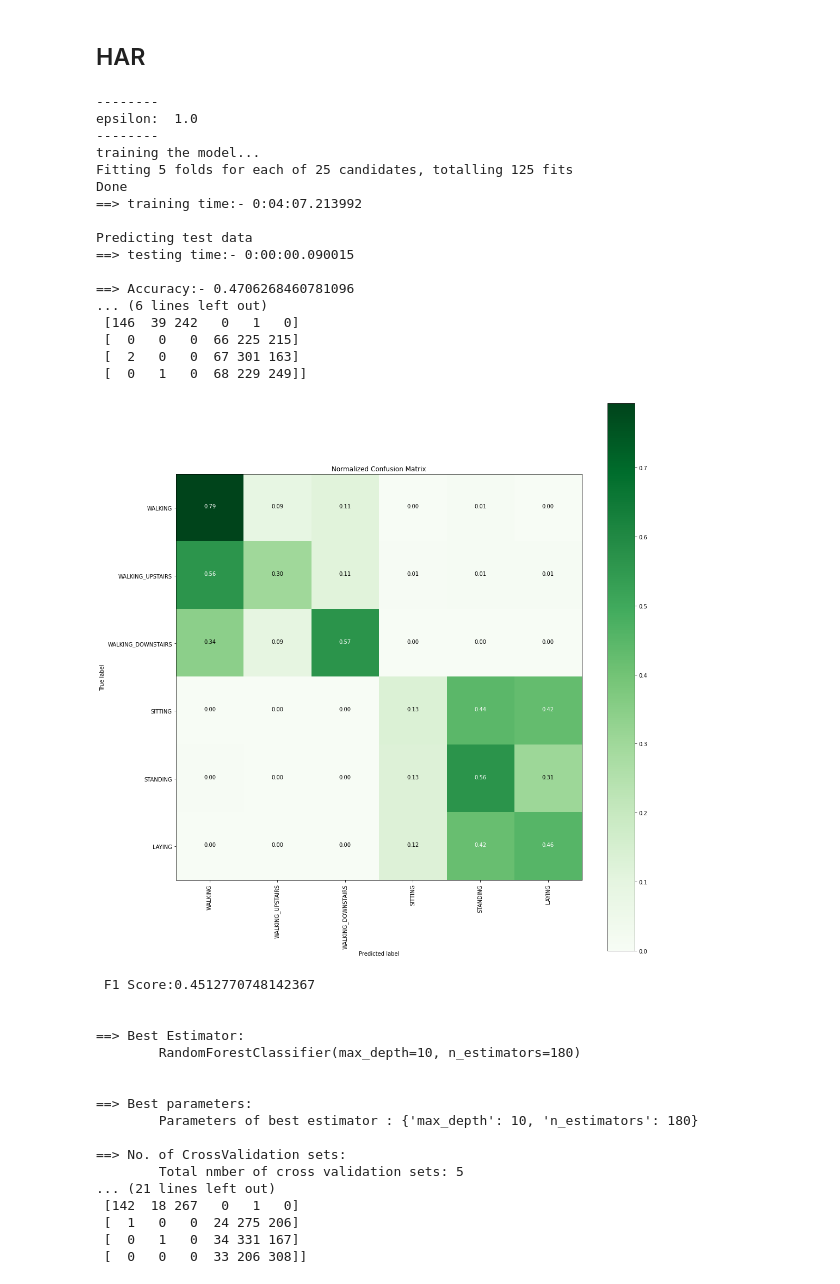
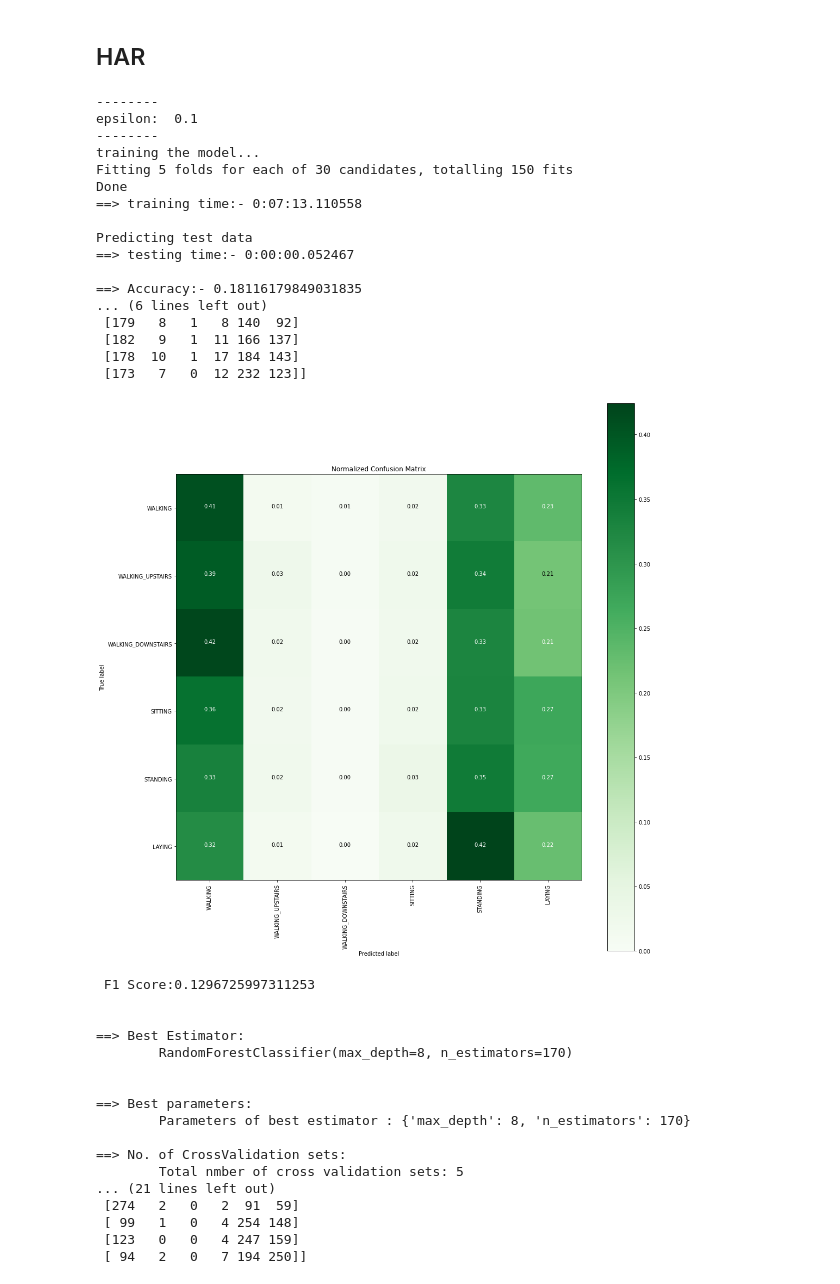
Before and after one commit to i16fujimoto/pydp_research, a Jupyter notebook: differential_privacy/f_weighted_noise_classification.ipynb, the cells around one changed output. Saved outputs shown, nothing was run; the diff lists cells and outputs as text; code cells hidden in the pictures.

```diff
--- a/differential_privacy/f_weighted_noise_classification.ipynb
+++ b/differential_privacy/f_weighted_noise_classification.ipynb
@@ -193,0 +188,14 @@ print(f_add_weighted_noise)
+# %%
+n = 119
+# f_add_weighted_noise = set()
+# for f in features_uid[:n]:
+#   f_add_weighted_noise.add(f)
+# print(f_add_weighted_noise)
+
+# n = 211
+f_add_weighted_noise = set()
+for f in features_uid[:n]:
+  # 重複していないものを入れる
+  if f not in features_act[:n]:
+    f_add_weighted_noise.add(f)
+print(len(f_add_weighted_noise))
@@ -194,5 +204,5 @@ print(f_add_weighted_noise)
 # %%
-weighted_epsilon_array = [0.001, 0.005, 0.008, 0.01, 0.015, 0.02, 0.03, 0.04, 0.05]
-weighted_epsilon = weighted_epsilon_array[0]
+weighted_epsilon_array = [0.001, 0.005, 0.008, 0.01, 0.015, 0.02, 0.03, 0.04, 0.05, 0.08, 0.1]
+weighted_epsilon = weighted_epsilon_array[10]
 # %% [markdown]
 ## 2. Random Forest Classifier
@@ -208,9 +287,11 @@ warnings.simplefilter(action='ignore', category=ConvergenceWarning)
 
 # epsilons = [0.01, 0.05, 0.1, 0.3, 0.5, 1.0, 1.5, 2.0, 2.5, 3, 4, 5]
 acc_array_random_har = list()
+f1_array_random_har = list()
 
 
-epsilons = [1.0, 1.1, 1.2, 1.3, 1.4, 1.5, 1.8, 2.0, 2.2, 2.5]
+# epsilons = [1.0, 1.1, 1.2, 1.3, 1.5, 1.7, 1.8,  1.9, 2.0, 2.2, 2.5]
+epsilons = [0.1, 0.2, 0.3, 0.5, 0.7, 0.8, 1.0, 1.2, 1.5]
 
 for epsilon in epsilons:
 
@@ -220,65 +301,74 @@ for epsilon in epsilons:
 
   X_train, X_test, y_train, y_test = split_train_test_data(df_concat, 'activity_Id')
 
-  for feature in f_add_weighted_noise:
-    X_train[feature] = X_train[feature].apply(lambda x: x + np.random.laplace(0, 1.0/weighted_epsilon))
-    X_test[feature] = X_test[feature].apply(lambda x: x + np.random.laplace(0, 1.0/weighted_epsilon))
+  # for feature in f_add_weighted_noise:
+  #   X_train[feature] = X_train[feature].apply(lambda x: x + np.random.laplace(0, 1.0/weighted_epsilon))
+  #   X_test[feature] = X_test[feature].apply(lambda x: x + np.random.laplace(0, 1.0/weighted_epsilon))
 
   for col in X_train:
       # default sensitivity = 1.0
     if col not in f_add_weighted_noise:
+      # print("------epsilon--------")
       X_train[col] = X_train[col].apply(lambda x: x + np.random.laplace(0, 1.0/epsilon))
       X_test[col] = X_test[col].apply(lambda x: x + np.random.laplace(0, 1.0/epsilon))
+    else :
+      # print("------weighted_epsilon--------")
+      X_train[col] = X_train[col].apply(lambda x: x + np.random.laplace(0, 1.0/weighted_epsilon))
+      X_test[col] = X_test[col].apply(lambda x: x + np.random.laplace(0, 1.0/weighted_epsilon))
 
-  params = {'n_estimators': np.arange(120,201,20), 'max_depth':np.arange(6,15,2)}
+
+  params = {'n_estimators': np.arange(150,201,10), 'max_depth':np.arange(6,15,2)}
   rfc = RandomForestClassifier()
   rfc_grid = GridSearchCV(rfc, param_grid=params, cv=5, verbose=1, n_jobs=-1)
   rfc_grid_results, f1 = perform_model_epsilon(rfc_grid, X_train.values, y_train.values, X_test.values, y_test.values, class_labels=labels_act)
+  f1_array_random_har.append(f1)
   acc_array_random_har.append(rfc_grid_results['accuracy'])
 
   # observe the attributes of the model
   print_grid_search_attributes(rfc_grid_results['model'])
 
 fig = plt.figure()
 ax = fig.add_subplot(111)
-ax.plot(epsilons[::-1], acc_array_random_har[::-1], label='Random Forest in Noise')
+ax.plot(epsilons[::-1], f1_array_random_har[::-1], label='Random Forest in Noise')
 ax.set_xlabel('epsilon')
 ax.set_ylabel('accuracy')
 plt.legend(loc='best')
 plt.show()
+
+print(f1_array_random_har)
 # %% [output]
 --------
-epsilon:  1.0
+epsilon:  0.1
 --------
 training the model...
-Fitting 5 folds for each of 25 candidates, totalling 125 fits
+Fitting 5 folds for each of 30 candidates, totalling 150 fits
 Done
-==> training time:- 0:04:07.213992
+==> training time:- 0:07:13.110558
 
 Predicting test data
-==> testing time:- 0:00:00.090015
+==> testing time:- 0:00:00.052467
 
-==> Accuracy:- 0.4706268460781096
+==> Accuracy:- 0.18116179849031835
 ... (6 lines left out)
- [146  39 242   0   1   0]
- [  0   0   0  66 225 215]
- [  2   0   0  67 301 163]
- [  0   1   0  68 229 249]]
+ [179   8   1   8 140  92]
+ [182   9   1  11 166 137]
+ [178  10   1  17 184 143]
+ [173   7   0  12 232 123]]
-[figure, old version]
+[figure, new version]
- F1 Score:0.4512770748142367
+ F1 Score:0.1296725997311253
 
 
 ==> Best Estimator:
-        RandomForestClassifier(max_depth=10, n_estimators=180)
+        RandomForestClassifier(max_depth=8, n_estimators=170)
 
 
 ==> Best parameters:
-        Parameters of best estimator : {'max_depth': 10, 'n_estimators': 180}
+        Parameters of best estimator : {'max_depth': 8, 'n_estimators': 170}
 
 ==> No. of CrossValidation sets:
         Total nmber of cross validation sets: 5
 ... (21 lines left out)
- [142  18 267   0   1   0]
- [  1   0   0  24 275 206]
- [  0   1   0  34 331 167]
- [  0   0   0  33 206 308]]
+ [274   2   0   2  91  59]
+ [ 99   1   0   4 254 148]
+ [123   0   0   4 247 159]
+ [ 94   2   0   7 194 250]]
```
Also changed, not shown: parts of 13 cells of this notebook, 5 other files.
